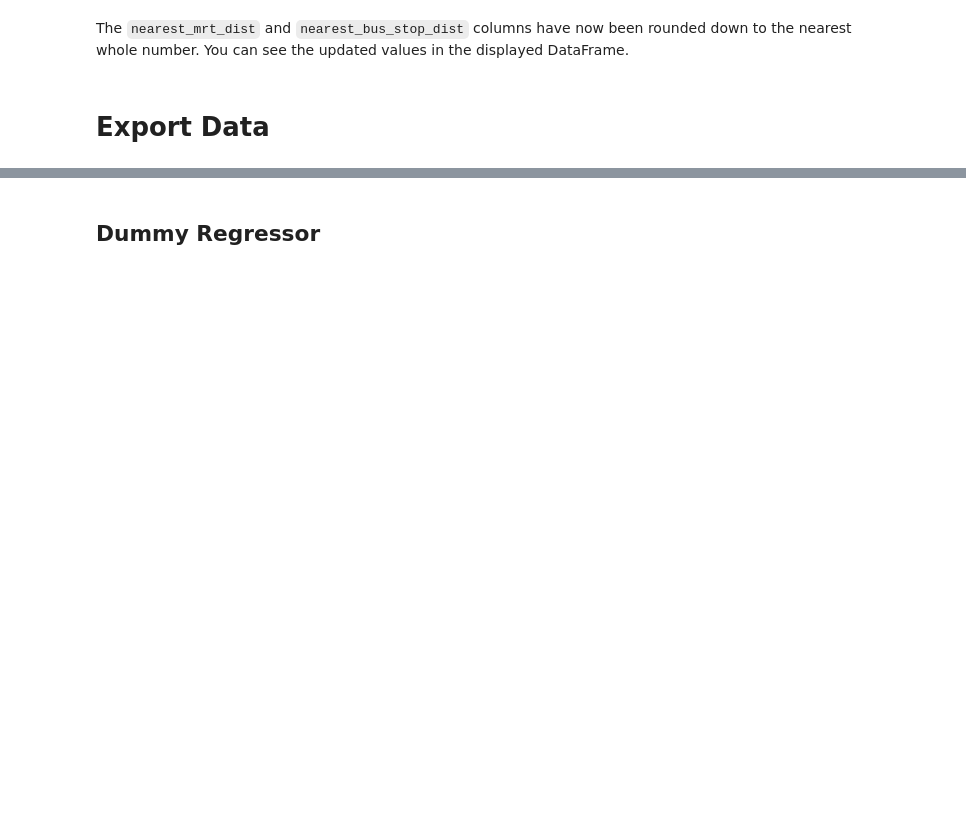
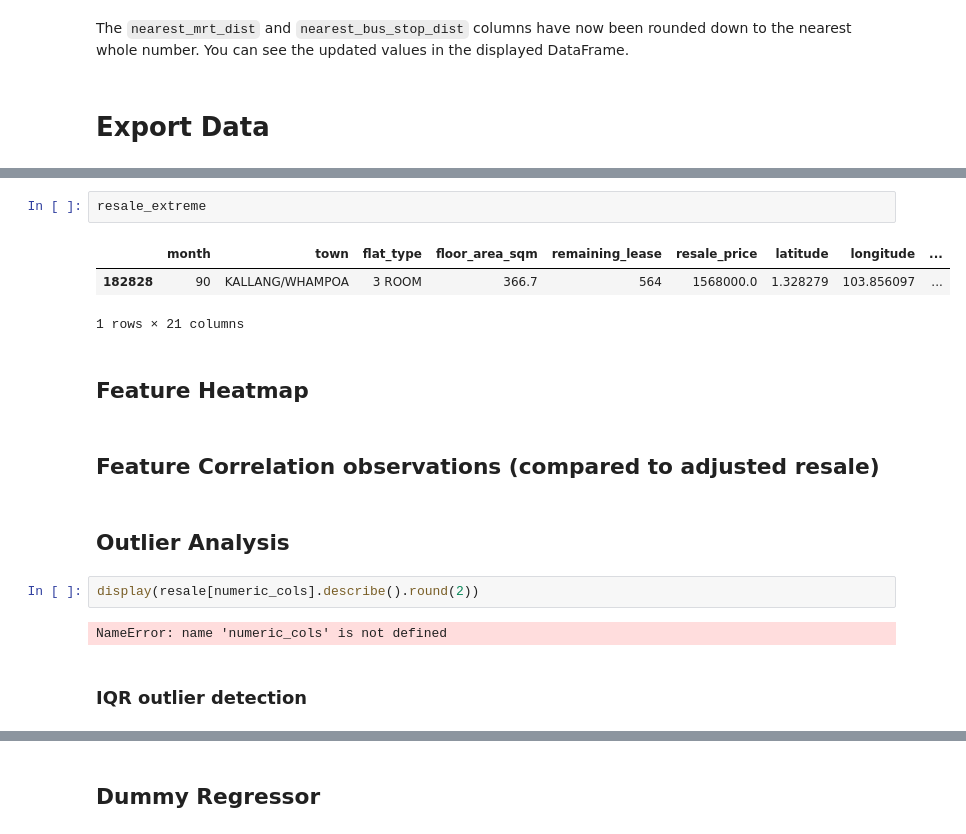
Before and after one commit to halfcoder0/hdb-price-projection-ML, a Jupyter notebook: data-preprocessing.ipynb, the cells around one changed output, grey strips where cells are left out. Cells and saved outputs as stored; diff of their text form; blank space fills up the shorter version.

```diff
--- a/data-preprocessing.ipynb
+++ b/data-preprocessing.ipynb
@@ -589,0 +505,18 @@ Std R2: 0.04161972721892105
+# %%
+resale_extreme
+# %% [output]
+|  | month | town | flat_type | floor_area_sqm | remaining_lease | resale_price | latitude | longitude | ... |
+| 182828 | 90 | KALLANG/WHAMPOA | 3 ROOM | 366.7 | 564 | 1568000.0 | 1.328279 | 103.856097 | ... |
+1 rows × 21 columns
+# %% [markdown]
+## Feature Heatmap
+# %% [markdown]
+## Feature Correlation observations (compared to adjusted resale)
+# %% [markdown]
+## Outlier Analysis
+# %%
+display(resale[numeric_cols].describe().round(2))
+# %% [output]
+NameError: name 'numeric_cols' is not defined
+# %% [markdown]
+### IQR outlier detection
```
Also changed, not shown: parts of 110 cells of this notebook, 3 other files.
